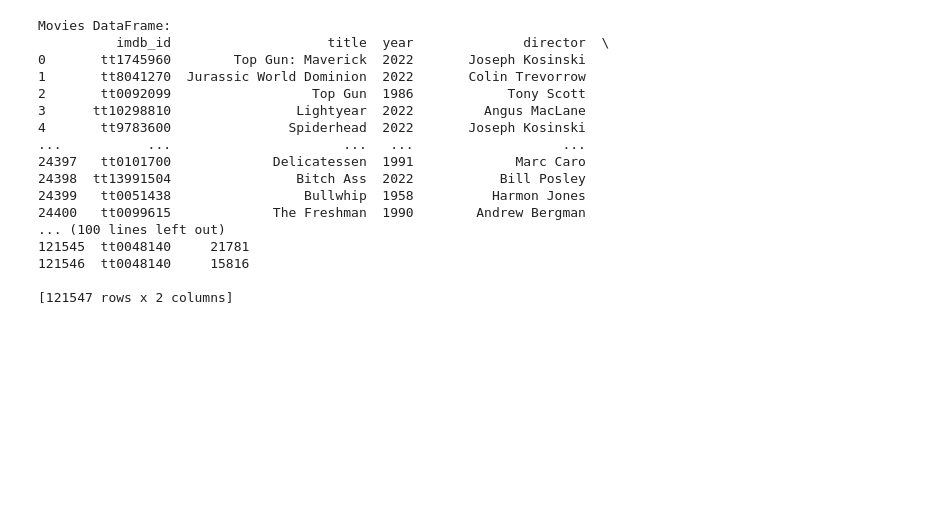
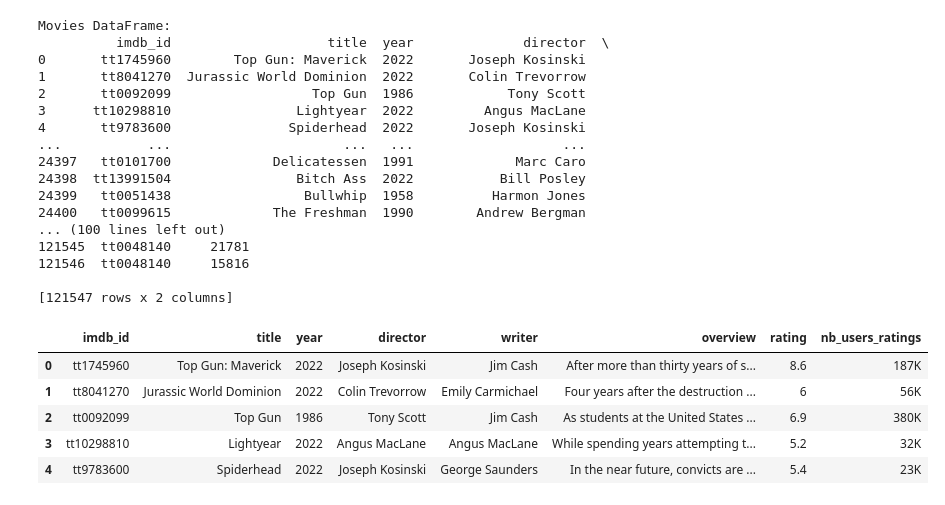
Before and after one commit to VictorHueni/food-and-the-city, a Jupyter notebook: data-analysis.ipynb, the cells around one changed output. Cells and saved outputs as stored; diff of their text form; code cells hidden in the pictures; blank space fills up the shorter version.

```diff
--- a/data-analysis.ipynb
+++ b/data-analysis.ipynb
@@ -376,6 +376,8 @@ def process_movie_data(df_movies):
             - df_actors (pd.DataFrame): Actors lookup table.
             - df_movies_actors (pd.DataFrame): Movies_Actors link table.
     """
+    df_movies = extract_movie_id(df_movies, path_column='path', new_column='imdb_id')
+
     # Step 1: Prepare the genres column
     df_movies = prepare_column(df_movies, old_column_name='Generes', new_column_name='genres')
 
@@ -462,3 +464,12 @@ Movies DataFrame:
 121546  tt0048140     15816
 
 [121547 rows x 2 columns]
+# %%
+df_movies_cleaned.head()
+# %% [output]
+|  | imdb_id | title | year | director | writer | overview | rating | nb_users_ratings |
+| 0 | tt1745960 | Top Gun: Maverick | 2022 | Joseph Kosinski | Jim Cash | After more than thirty years of s... | 8.6 | 187K |
+| 1 | tt8041270 | Jurassic World Dominion | 2022 | Colin Trevorrow | Emily Carmichael | Four years after the destruction ... | 6 | 56K |
+| 2 | tt0092099 | Top Gun | 1986 | Tony Scott | Jim Cash | As students at the United States ... | 6.9 | 380K |
+| 3 | tt10298810 | Lightyear | 2022 | Angus MacLane | Angus MacLane | While spending years attempting t... | 5.2 | 32K |
+| 4 | tt9783600 | Spiderhead | 2022 | Joseph Kosinski | George Saunders | In the near future, convicts are ... | 5.4 | 23K |
```
Also changed, not shown: parts of 7 cells of this notebook.
